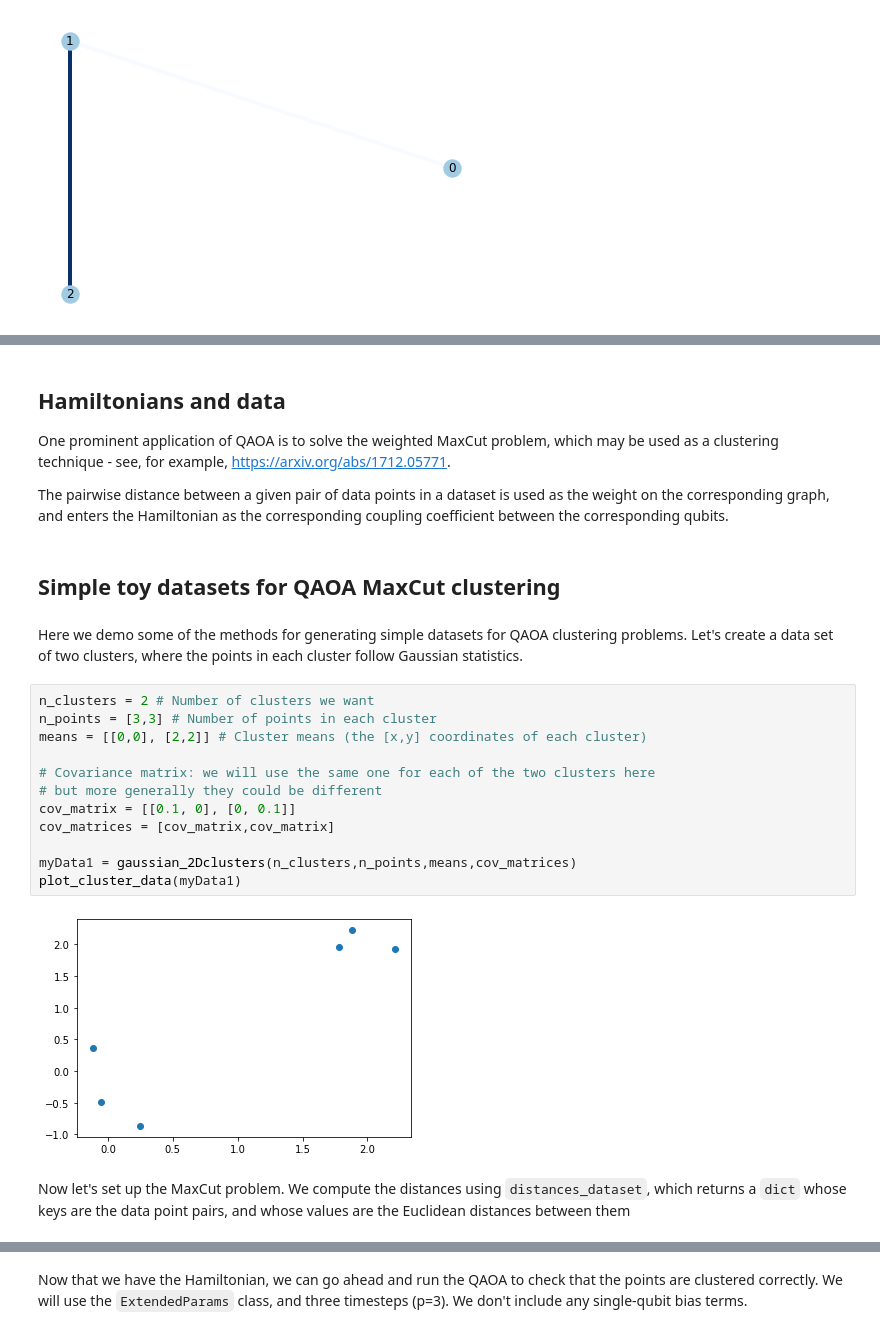
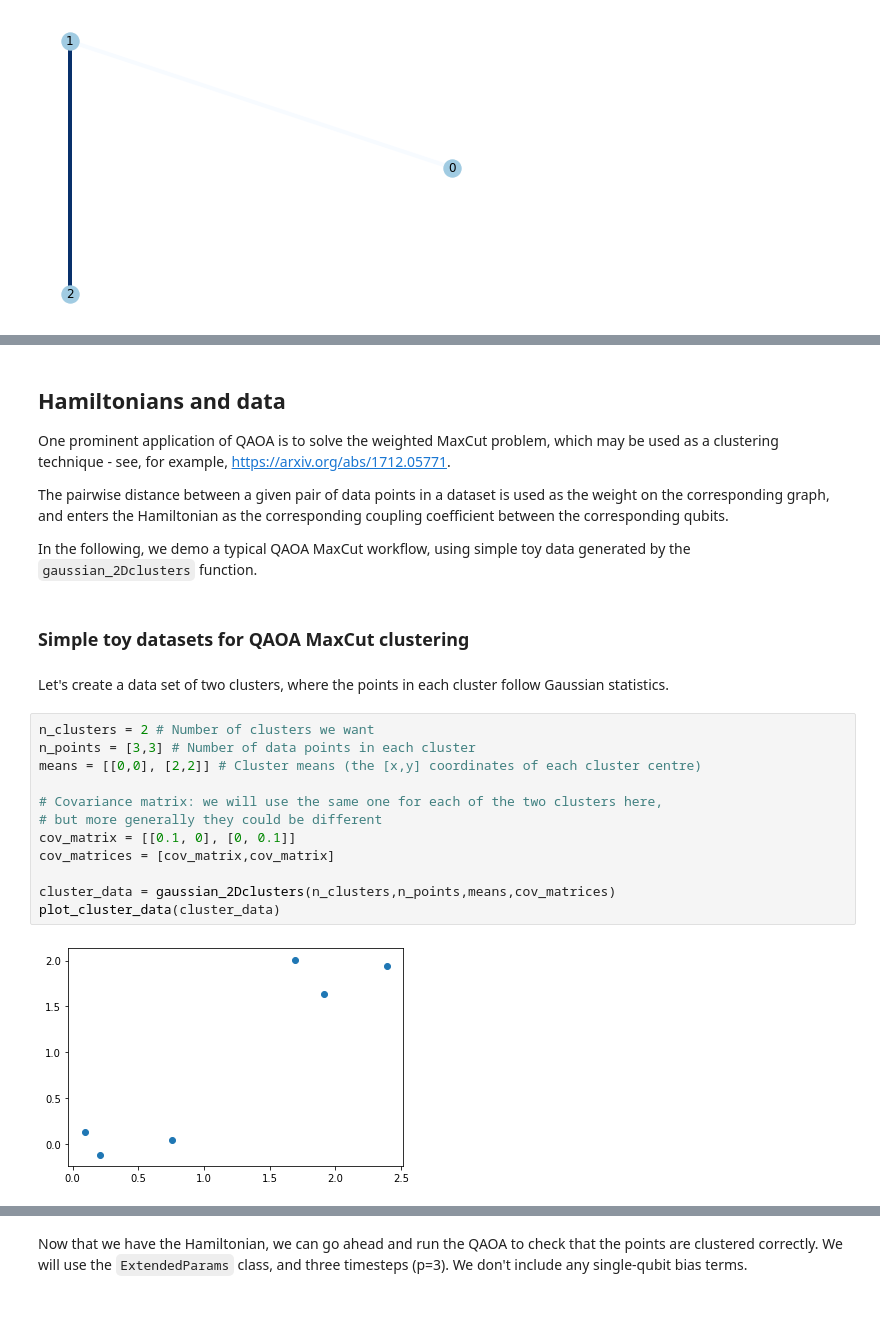
Before and after one commit to entropicalabs/entropica_qaoa, a Jupyter notebook: examples/UtilitiesDemo.ipynb, the cells around one changed output, grey strips where cells are left out. Saved outputs shown, nothing was run; the diff lists cells and outputs as text.

```diff
--- a/examples/UtilitiesDemo.ipynb
+++ b/examples/UtilitiesDemo.ipynb
@@ -99,23 +104,23 @@ plot_graph(g0)
 One prominent application of QAOA is to solve the weighted MaxCut problem, which may be used as a clustering technique - see, for example, https://arxiv.org/abs/1712.05771.
 
 The pairwise distance between a given pair of data points in a dataset is used as the weight on the corresponding graph, and enters the Hamiltonian as the corresponding coupling coefficient between the corresponding qubits.
+
+In the following, we demo a typical QAOA MaxCut workflow, using simple toy data generated by the `gaussian_2Dclusters` function.
 # %% [markdown]
-## Simple toy datasets for QAOA MaxCut clustering
+### Simple toy datasets for QAOA MaxCut clustering
 # %% [markdown]
-Here we demo some of the methods for generating simple datasets for QAOA clustering problems. Let's create a data set of two clusters, where the points in each cluster follow Gaussian statistics.
+ Let's create a data set of two clusters, where the points in each cluster follow Gaussian statistics.
 # %%
 n_clusters = 2 # Number of clusters we want
-n_points = [3,3] # Number of points in each cluster
-means = [[0,0], [2,2]] # Cluster means (the [x,y] coordinates of each cluster)
+n_points = [3,3] # Number of data points in each cluster
+means = [[0,0], [2,2]] # Cluster means (the [x,y] coordinates of each cluster centre)
 
-# Covariance matrix: we will use the same one for each of the two clusters here
+# Covariance matrix: we will use the same one for each of the two clusters here,
 # but more generally they could be different
 cov_matrix = [[0.1, 0], [0, 0.1]]
 cov_matrices = [cov_matrix,cov_matrix]
 
-myData1 = gaussian_2Dclusters(n_clusters,n_points,means,cov_matrices)
-plot_cluster_data(myData1)
+cluster_data = gaussian_2Dclusters(n_clusters,n_points,means,cov_matrices)
+plot_cluster_data(cluster_data)
 # %% [output]
-[figure, old version]
+[figure, new version]
-# %% [markdown]
-Now let's set up the MaxCut problem. We compute the distances using `distances_dataset`, which returns a `dict` whose keys are the data point pairs, and whose values are the Euclidean distances between them
```
Also changed, not shown: parts of 22 cells of this notebook.
